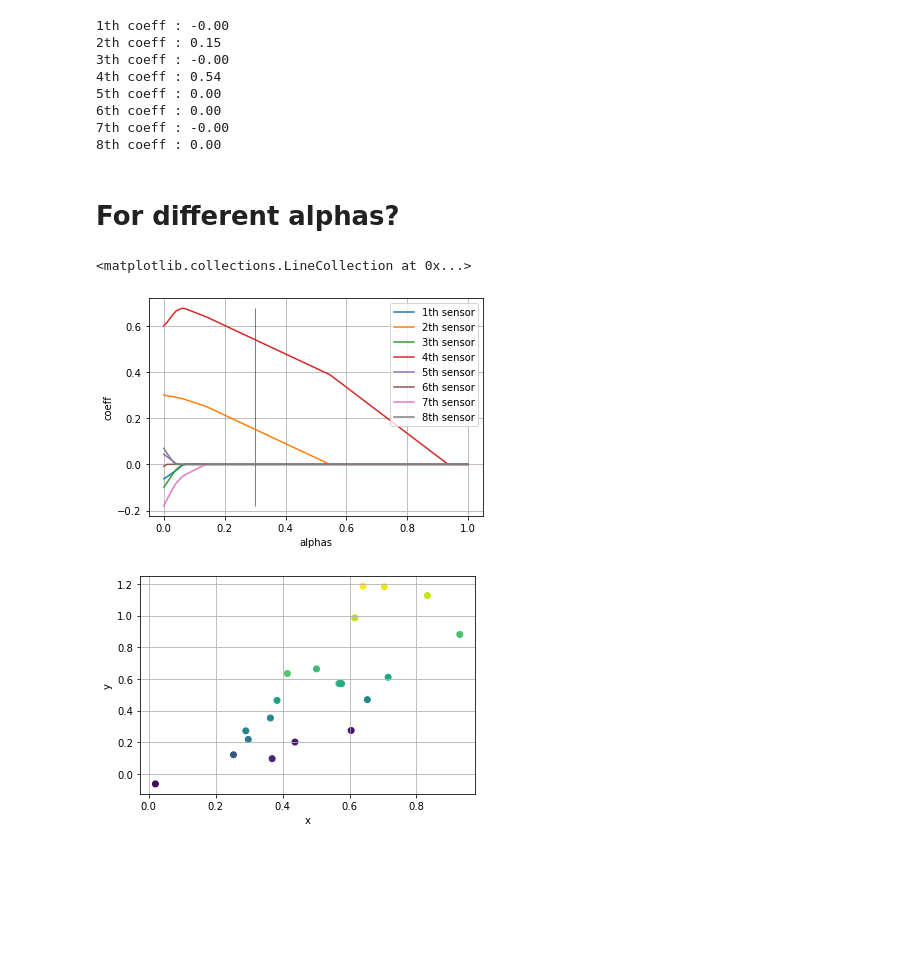
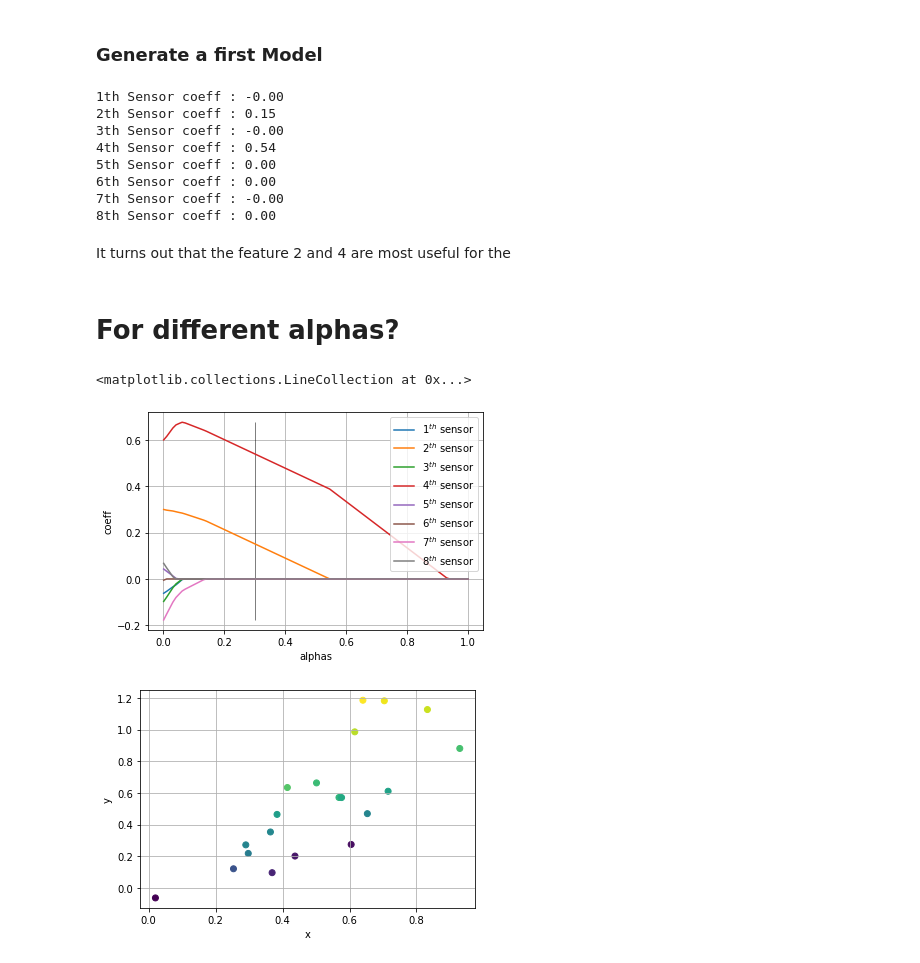
Before and after one commit to EFPF/MLExamples, a Jupyter notebook: LassoRegularisation.ipynb, the cells around one changed output. Saved outputs shown, nothing was run; the diff lists cells and outputs as text; code cells hidden in the pictures; blank space fills up the shorter version.

```diff
--- a/LassoRegularisation.ipynb
+++ b/LassoRegularisation.ipynb
@@ -26,6 +25,0 @@ unnormalised_y = true_fun(unnormalised_X)
-# %%
-for i in range(n_sensors):
-    plt.figure()
-    plt.title("{}th sensor".format(i+1))
-    plt.scatter(unnormalised_X[:,i],unnormalised_y)
-    plt.xlabel('x');plt.ylabel('y');plt.grid(True)
@@ -40,0 +32,20 @@ for i in range(n_sensors):
+# %%
+#Let's plot the reading of the different sensors, as function of the output variable
+
+fig, axs = plt.subplots(2, 4, figsize=(22,12))
+
+a = b = 0
+for i in range(n_sensors):
+
+    if(i<4):
+        a=0
+        b=i
+    else:
+        a=1
+        b=i-4
+
+    axs[a,b].set_title("$%i^{th}$ sensor"%(i+1),fontweight="bold")
+    axs[a,b].scatter(unnormalised_X[:,i],unnormalised_y)
+    axs[a,b].set_xlabel('x')
+    axs[a,b].set_ylabel('y')
+    axs[a,b].grid(True)
@@ -48,36 +61,49 @@ from sklearn import linear_model
+# %% [markdown]
+### Generate a first Model
 # %%
+#Hyperparameter default value
 first_try_alpha = 0.3
 lasso_model = linear_model.Lasso(alpha=first_try_alpha)
 lasso_model.fit(X,y)
+
+#highlight in red and bold the coeff different from zero
 for i,c in enumerate(lasso_model.coef_):
-    print("{}th coeff : {:.2f}".format(i+1,c))
+    text ="{}th Sensor coeff : {:.2f}".format(i+1,c)
+    if(c!=0):
+        text = "\033[1m"+"\033[91m"+text+"\033[0m"
+    print(text)
 # %% [output]
-1th coeff : -0.00
-2th coeff : 0.15
-3th coeff : -0.00
-4th coeff : 0.54
-5th coeff : 0.00
-6th coeff : 0.00
-7th coeff : -0.00
-8th coeff : 0.00
+1th Sensor coeff : -0.00
+2th Sensor coeff : 0.15
+3th Sensor coeff : -0.00
+4th Sensor coeff : 0.54
+5th Sensor coeff : 0.00
+6th Sensor coeff : 0.00
+7th Sensor coeff : -0.00
+8th Sensor coeff : 0.00
+# %% [markdown]
+It turns out that the feature 2 and 4 are most useful for the
 # %% [markdown]
 # For different alphas?
 # %%
-alphas = np.linspace(0,1,100)
+#to verify that the previous results is not a special outcome given the selected value for alpha,
+#the hyper-parameter alpha is varied linearly and the model retrained
+alphas = np.linspace(0.001,1,100)
 coeffs = np.zeros([100,n_sensors])
 for i,alpha in enumerate(alphas):
     lasso_model = linear_model.Lasso(alpha=alpha)
     lasso_model.fit(X,y)
     coeffs[i,:] = lasso_model.coef_
 # %%
+#Also in this case it is clearer that the most important features/sensors are for sure 2,4 and, maybe, 7.
 for s in range(n_sensors):
-    plt.plot(alphas,coeffs[:,s],label="{}th sensor".format(s+1))
+    plt.plot(alphas,coeffs[:,s],label="$%i^{th}$ sensor"%(s+1))
 plt.legend()
 plt.xlabel('alphas');plt.ylabel('coeff');plt.grid(True)
 plt.vlines(first_try_alpha,np.min(coeffs),np.max(coeffs),'k',lw=0.5)
 # %% [output]
 <matplotlib.collections.LineCollection at 0x...>
-[figure, old version]
+[figure, new version]
 # %%
 plt.figure()# 1,3,6
 #plt.title("{}th sensor".format(i+1))
```
Also changed, not shown: parts of 12 cells of this notebook, 2 other files.
